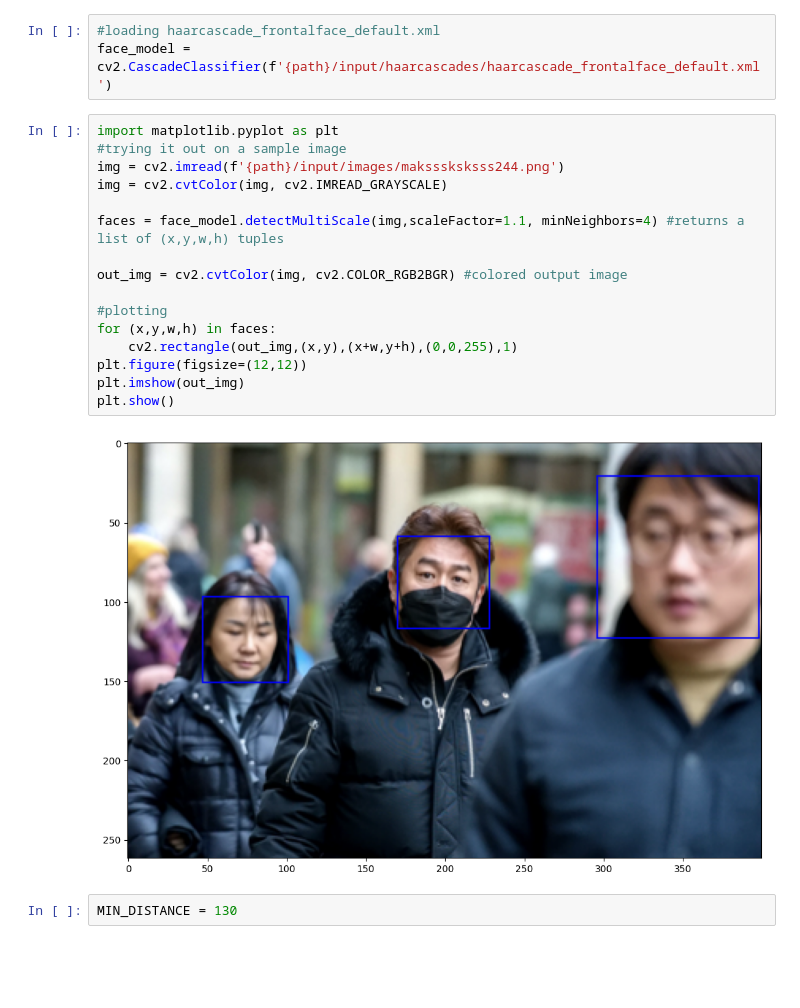
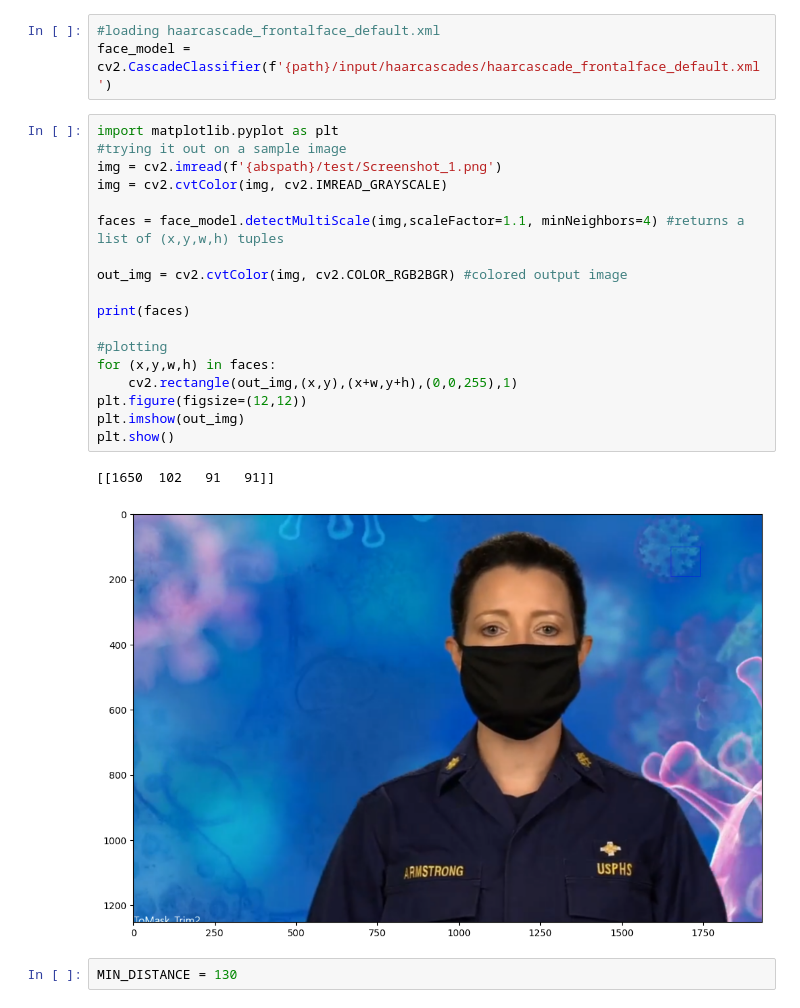
Before and after one commit to freeZe2511/face-detection, a Jupyter notebook: scripts/ObjectDetectionMask.ipynb, the cells around one changed output. Cells and saved outputs as stored; diff of their text form; blank space fills up the shorter version.

```diff
--- a/scripts/ObjectDetectionMask.ipynb
+++ b/scripts/ObjectDetectionMask.ipynb
@@ -41,21 +41,24 @@ face_model = cv2.CascadeClassifier(f'{path}/input/haarcascades/haarcascade_front
 # %%
 import matplotlib.pyplot as plt
 #trying it out on a sample image
-img = cv2.imread(f'{path}/input/images/maksssksksss244.png')
+img = cv2.imread(f'{abspath}/test/Screenshot_1.png')
 img = cv2.cvtColor(img, cv2.IMREAD_GRAYSCALE)
 
 faces = face_model.detectMultiScale(img,scaleFactor=1.1, minNeighbors=4) #returns a list of (x,y,w,h) tuples
 
 out_img = cv2.cvtColor(img, cv2.COLOR_RGB2BGR) #colored output image
+
+print(faces)
 
 #plotting
 for (x,y,w,h) in faces:
     cv2.rectangle(out_img,(x,y),(x+w,y+h),(0,0,255),1)
 plt.figure(figsize=(12,12))
 plt.imshow(out_img)
 plt.show()
 # %% [output]
+[[1650  102   91   91]]
-[figure, old version]
+[figure, new version]
 # %%
 MIN_DISTANCE = 130
 # %%
```
Also changed, not shown: parts of 9 cells of this notebook, 13 other files.
